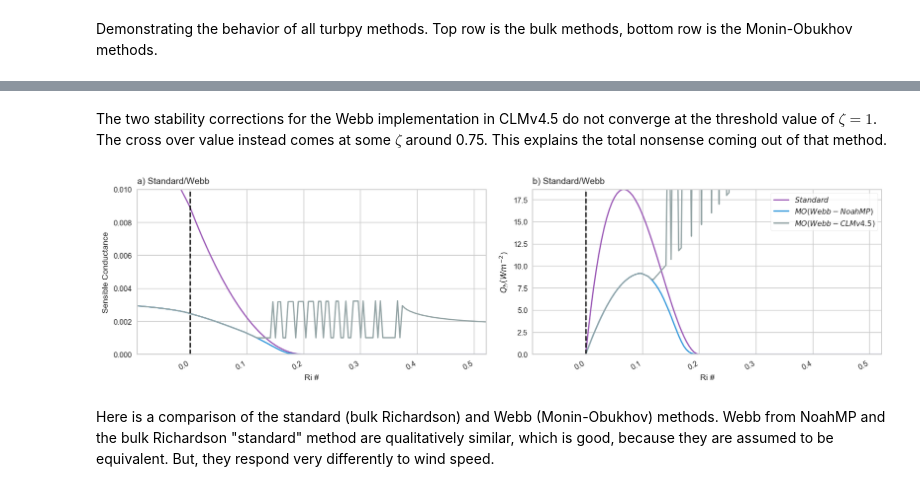
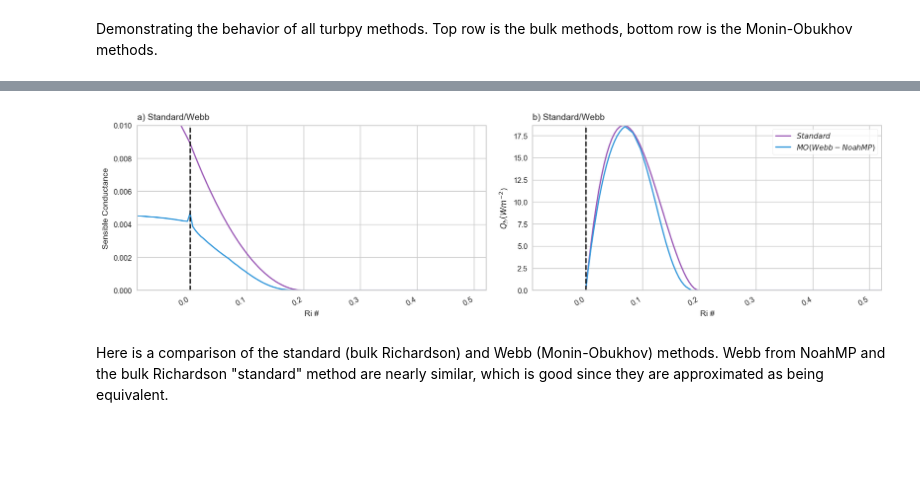
Before and after one commit to klapo/turbpy, a Jupyter notebook: TF.turbpyDemonstration.ipynb, the cells around one changed output, grey strips where cells are left out. Drawn from its saved outputs; the diff is of its cells as text; code cells hidden in the pictures; blank space fills up the shorter version.

```diff
--- a/TF.turbpyDemonstration.ipynb
+++ b/TF.turbpyDemonstration.ipynb
@@ -177,3 +165,7 @@ from mpl_toolkits.basemap import Basemap
 # turbulence package
 import turbpy
 import turbpy.multiConst as mc
+
+# Location of the notebook for saving the example figure.
+if not 'workbookDir' in globals():
+    workbookDir = os.getcwd()
@@ -230,9 +215,7 @@ stab_titles = ('Standard',
                'MO (Holtslag/de Bruin)',
                'MO (Holtslag/de Bruin - capped)',
                'MO (Beljaars/Holtslag)',
-#                'MO (Webb)',
                'MO (Webb - NoahMP)',
-               'MO (Webb - CLMv4.5)',
                'MO (Cheng/Brutsaert)',
               )
 
@@ -243,9 +226,7 @@ stab_methods = {'Standard': 'standard',
                 'MO (Holtslag/de Bruin)': 'monin_obukhov',
                 'MO (Holtslag/de Bruin - capped)': 'monin_obukhov',
                 'MO (Beljaars/Holtslag)': 'monin_obukhov',
-#                 'MO (Webb)': 'monin_obukhov',
                 'MO (Webb - NoahMP)': 'monin_obukhov',
-                'MO (Webb - CLMv4.5)': 'monin_obukhov',
                 'MO (Cheng/Brutsaert)': 'monin_obukhov',
                }
 
@@ -254,9 +235,7 @@ gradient_funcs = {'MO (Holtslag/de Bruin)': 'holtslag_debruin',
                   'MO (Beljaars/Holtslag)': 'beljaar_holtslag',
                   'MO (Beljaars/Holtslag - capped)': 'beljaar_holtslag',
                   'MO (Cheng/Brutsaert)': 'cheng_brutsaert',
-#                   'MO (Webb)': 'webb',
                   'MO (Webb - NoahMP)': 'webb_noahmp',
-                  'MO (Webb - CLMv4.5)': 'webb_clmv45',
                  }
 
 params = {'Louis (b = 4.7)': 9.4,
@@ -289,9 +268,6 @@ for st in stab_methods:
     # Determine stability params
     if st in params.keys():
         stab_dict[st]['stability_params'] = {stab_methods[st]: params[st]}
-
-# Dictionary of colors
-colr = dict(zip(stab_titles, flatui))
 # %% [markdown]
 ## Test Stability Functions
 # %%
@@ -411,17 +386,2 @@ fig.savefig('TF.OfflineTurb.idealized.jpg', bbox_extra_artists=(lgd,), bbox_inch
 # %% [markdown]
 Demonstrating the behavior of all turbpy methods. Top row is the bulk methods, bottom row is the Monin-Obukhov methods.
-# %%
-zeta = np.arange(0.01, 2, 0.01)
-
-alpha = 5
-Psi_stable = -alpha * zeta
-Psi_very_stable = (1 - alpha + zeta) / zeta
-
-fig, ax = plt.subplots(1, 1)
-ax.plot(zeta, Psi_stable, label='Stable ($\zeta < 1$)')
-ax.plot(zeta, Psi_very_stable, label='Very stable ($\zeta > 1$)')
-ax.plot([1, 1], [-10, 0], 'k--', label='Threshold $\zeta$')
-ax.set_ylabel('$\Psi_h$ (-)')
-ax.set_xlabel('$\zeta$')
-ax.set_ylim(-10, 0)
-ax.legend()
@@ -431,5 +388,3 @@ ax.legend()
-# %% [markdown]
-The two stability corrections for the Webb implementation in CLMv4.5 do not converge at the threshold value of $\zeta = 1$. The cross over value instead comes at some $\zeta$ around 0.75. This explains the total nonsense coming out of that method.
 # %%
 # Figure
 fig, axes = plt.subplots(1, 2, figsize=(12, 3.5))
@@ -451,36 +406,35 @@ for stab in stab_titles:
 
     # b) Conductance
     ax = axes[0]
     ax.plot(RiBulk, conductance_sensible[stab])#, color=colr[title])
 
     # c) Sensible Heat Flux
     ax = axes[1]
     ax.plot(RiBulk, sensible_heat[stab], label='$' + stab + '$')#, color=colr[title]
 
 ax = axes[0]
 ax.plot([0, 0], [0., 0.1], 'k--')
 ax.set_ylim(0,0.01)
 ax.set_xlim(RiMin, RiMax)
 ax.set_ylabel('Sensible Conductance')
 ax.set_xlabel('Ri #')
 ax.set_title('a) Standard/Webb', loc='left')
 
 
 ax = axes[1]
 ax.plot([0, 0], [Qmin, Qmax], 'k--')
 ax.set_ylim(Qmin, Qmax)
 ax.set_xlim(RiMin, RiMax)
 ax.set_xlabel('Ri #')
 ax.set_ylabel('$Q_h (Wm^{-2}$)')
 ax.set_title('b) Standard/Webb', loc='left')
 lgd = ax.legend(loc='upper right', frameon=True)
 
 fig.tight_layout()
 fig.autofmt_xdate()
-os.chdir(dir_print)
-fig.savefig('TF.OfflineTurb.idealized_loglinear.pdf', bbox_extra_artists=(lgd,), bbox_inches='tight')
-fig.savefig('TF.OfflineTurb.idealized_loglinear.jpg', bbox_extra_artists=(lgd,), bbox_inches='tight')
+os.chdir(workbookDir)
+fig.savefig('turbpy.idealized_loglinear.jpg', bbox_extra_artists=(lgd,), bbox_inches='tight')
 # %% [output]
-[figure, old version]
+[figure, new version]
 # %% [markdown]
-Here is a comparison of the standard (bulk Richardson) and Webb (Monin-Obukhov) methods. Webb from NoahMP and the bulk Richardson "standard" method are qualitatively similar, which is good, because they are assumed to be equivalent. But, they respond very differently to wind speed.
+Here is a comparison of the standard (bulk Richardson) and Webb (Monin-Obukhov) methods. Webb from NoahMP and the bulk Richardson "standard" method are nearly similar, which is good since they are approximated as being equivalent.
```
Also changed, not shown: parts of 5 cells of this notebook, 5 other files.
